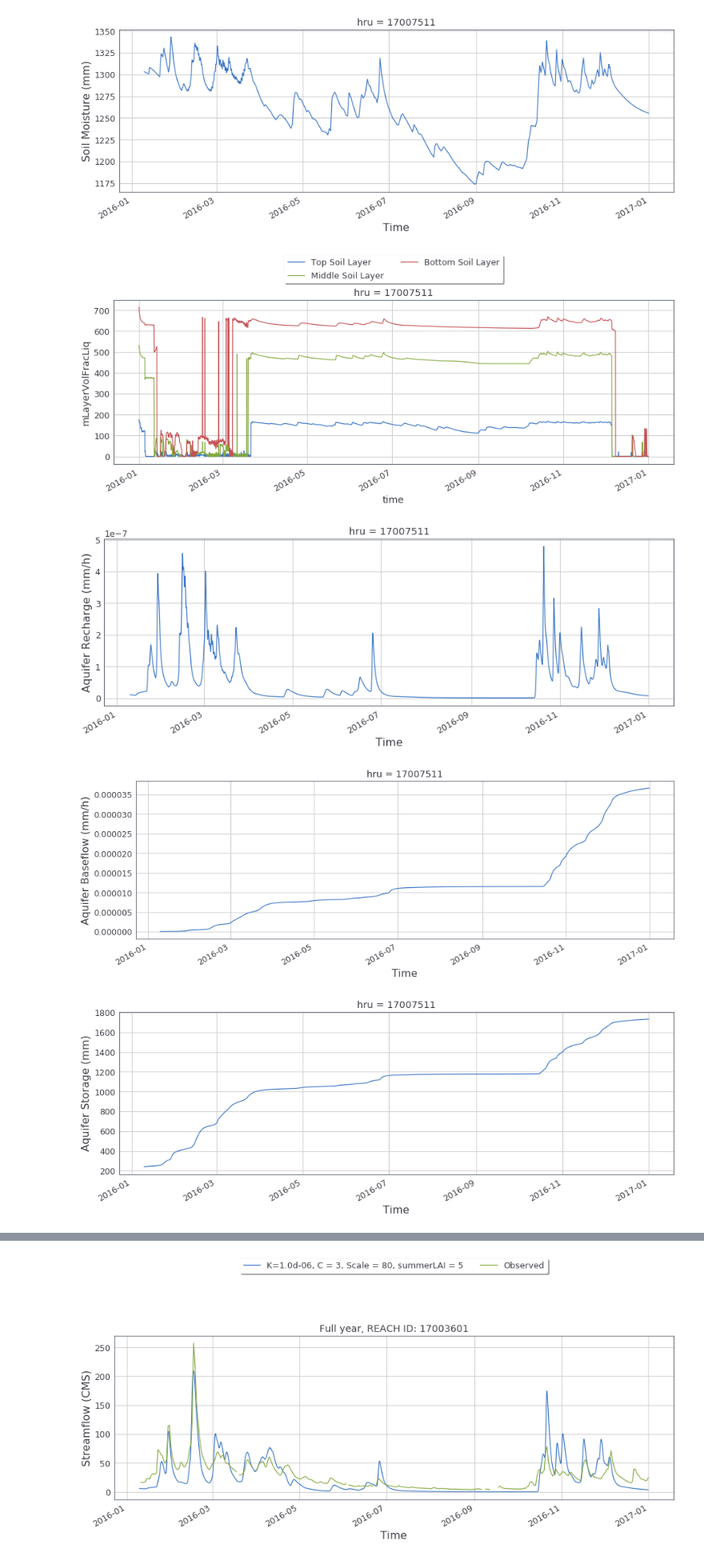
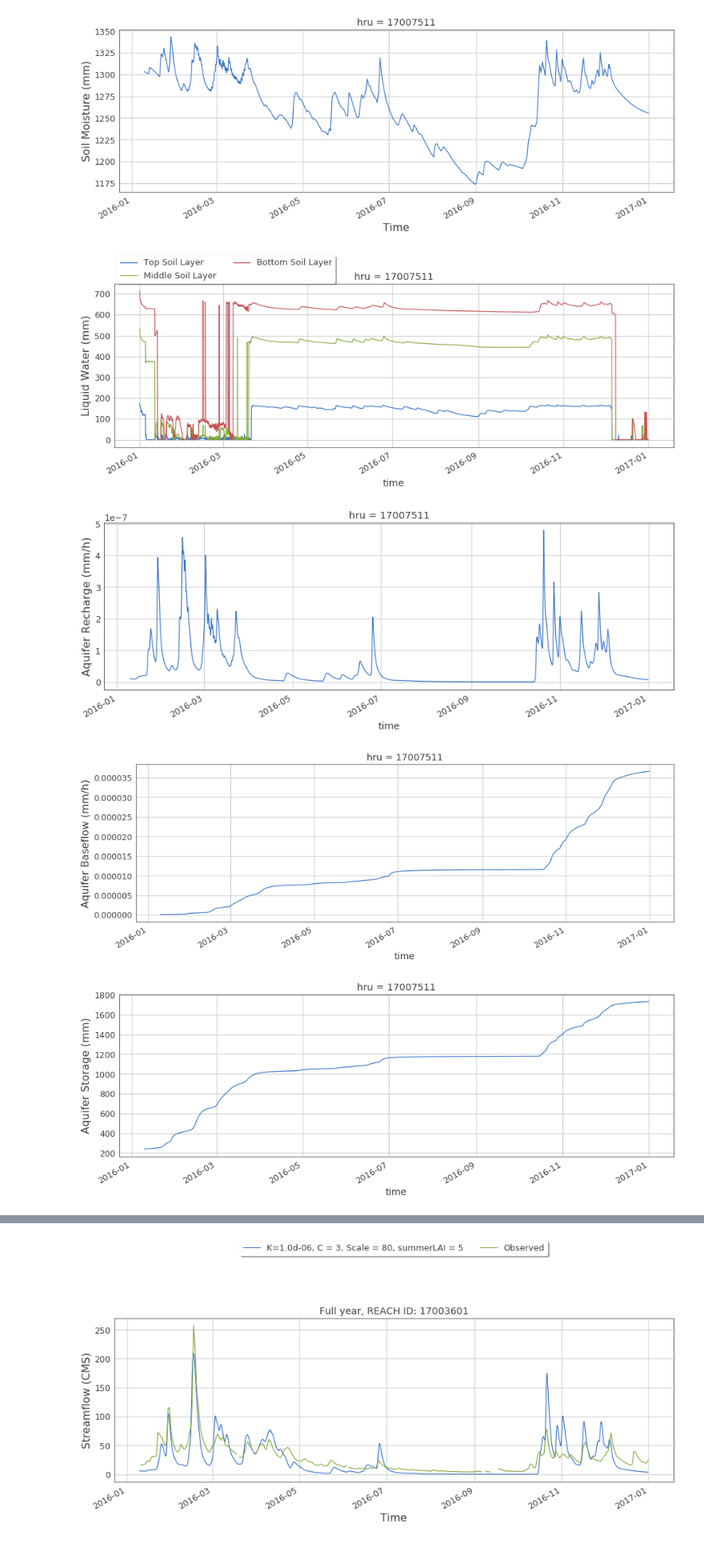
Before and after one commit to hydrofcst/luit, a Jupyter notebook: bigBucktparametersensitivity_singleRun.ipynb, the cells around one changed output, grey strips where cells are left out. Shown at 80% size. Saved outputs shown, nothing was run; the diff lists cells and outputs as text; code cells hidden in the pictures.

```diff
--- a/bigBucktparametersensitivity_singleRun.ipynb
+++ b/bigBucktparametersensitivity_singleRun.ipynb
@@ -81,38 +81,30 @@ plt.show()
 # %%
 #mLayerVolFracLiq
 iden_water = 1000
 plt.figure(figsize=(pltwidth, pltheight))
 (out.sel(hru = hid)['mLayerVolFracLiq'][:, 0]*iden_water*0.5).plot(label='Top Soil Layer')
 (out.sel(hru = hid)['mLayerVolFracLiq'][:, 1]*iden_water*1.5).plot(label='Middle Soil Layer')
 (out.sel(hru = hid)['mLayerVolFracLiq'][:, 2]*iden_water*2.0).plot(label='Bottom Soil Layer')
-plt.legend(loc='upper center', bbox_to_anchor=(0.5, 1.3), ncol=2, fancybox=True, shadow=True)
+plt.legend(loc='upper center', bbox_to_anchor=(0.2, 1.2), ncol=2, fancybox=True, shadow=True)
+plt.ylabel('Liquid Water (mm)', fontsize=16)
 plt.show()
 
 plt.figure(figsize=(pltwidth, pltheight))
 out.sel(hru = hid)['scalarAquiferRecharge'].loc[starttime1:endtime1].plot()
 plt.ylabel('Aquifer Recharge (mm/h)', fontsize=16)
-plt.xlabel('Time', fontsize=16)
 plt.show()
 
 plt.figure(figsize=(pltwidth, pltheight))
 out.sel(hru = hid)['scalarAquiferBaseflow'].loc[starttime1:endtime1].plot()
 plt.ylabel('Aquifer Baseflow (mm/h)', fontsize=16)
-plt.xlabel('Time', fontsize=16)
 plt.show()
 
 plt.figure(figsize=(pltwidth, pltheight))
 out.sel(hru = hid)['scalarAquiferStorage'].loc[starttime1:endtime1].plot()
 plt.ylabel('Aquifer Storage (mm)', fontsize=16)
-plt.xlabel('Time', fontsize=16)
 plt.show()
-
-plt.figure(figsize=(pltwidth, pltheight))
-out.sel(hru = hid)['scalarAquiferTranspire'].loc[starttime1:endtime1].plot()
-plt.ylabel('Transpiration (mm/h)', fontsize=16)
-plt.xlabel('Time', fontsize=16)
-plt.show()
 # %% [output]
-[figure, old version]
+[figure, new version]
 [figure]
 [figure]
 [figure]
```
Also changed, not shown: parts of 1 cell of this notebook.
